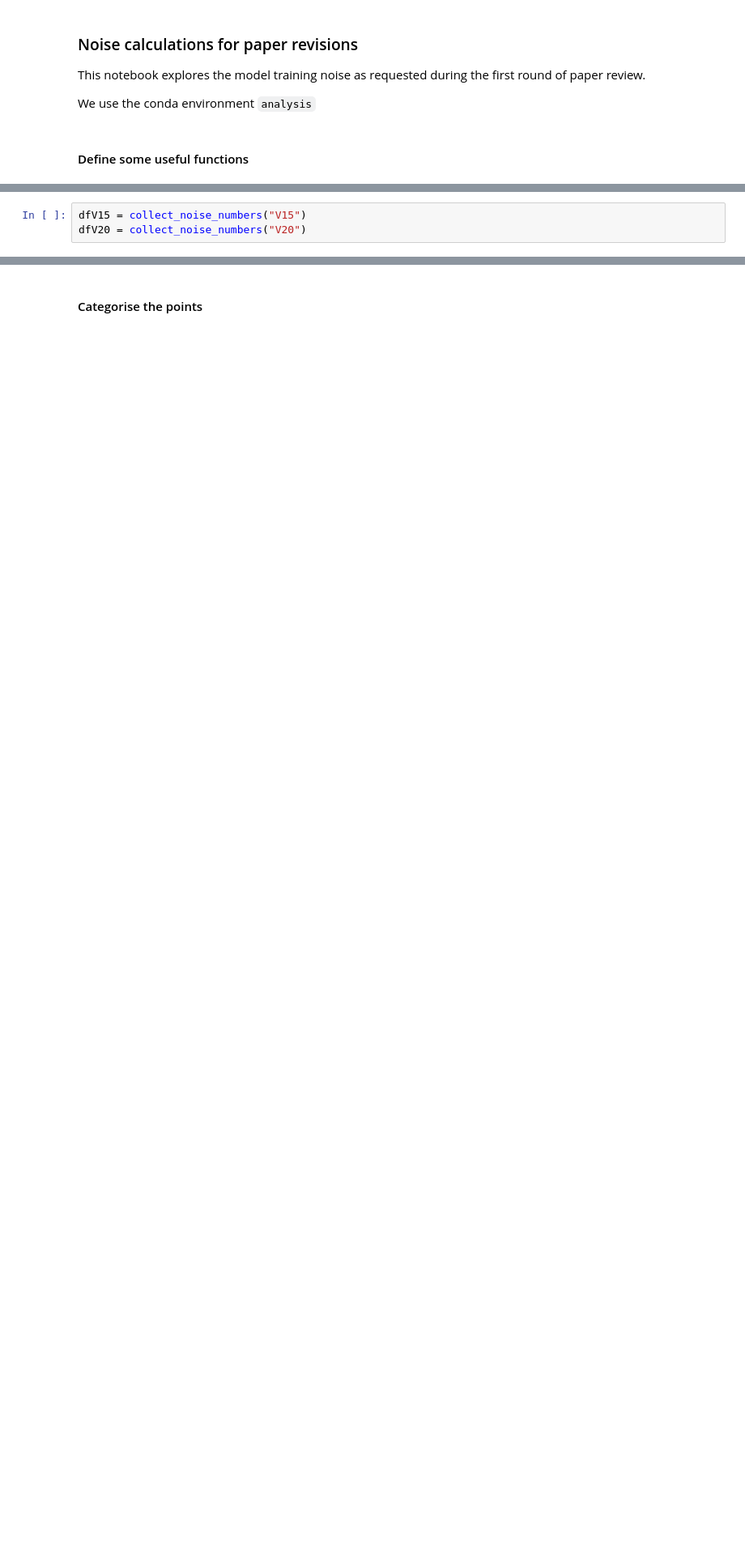
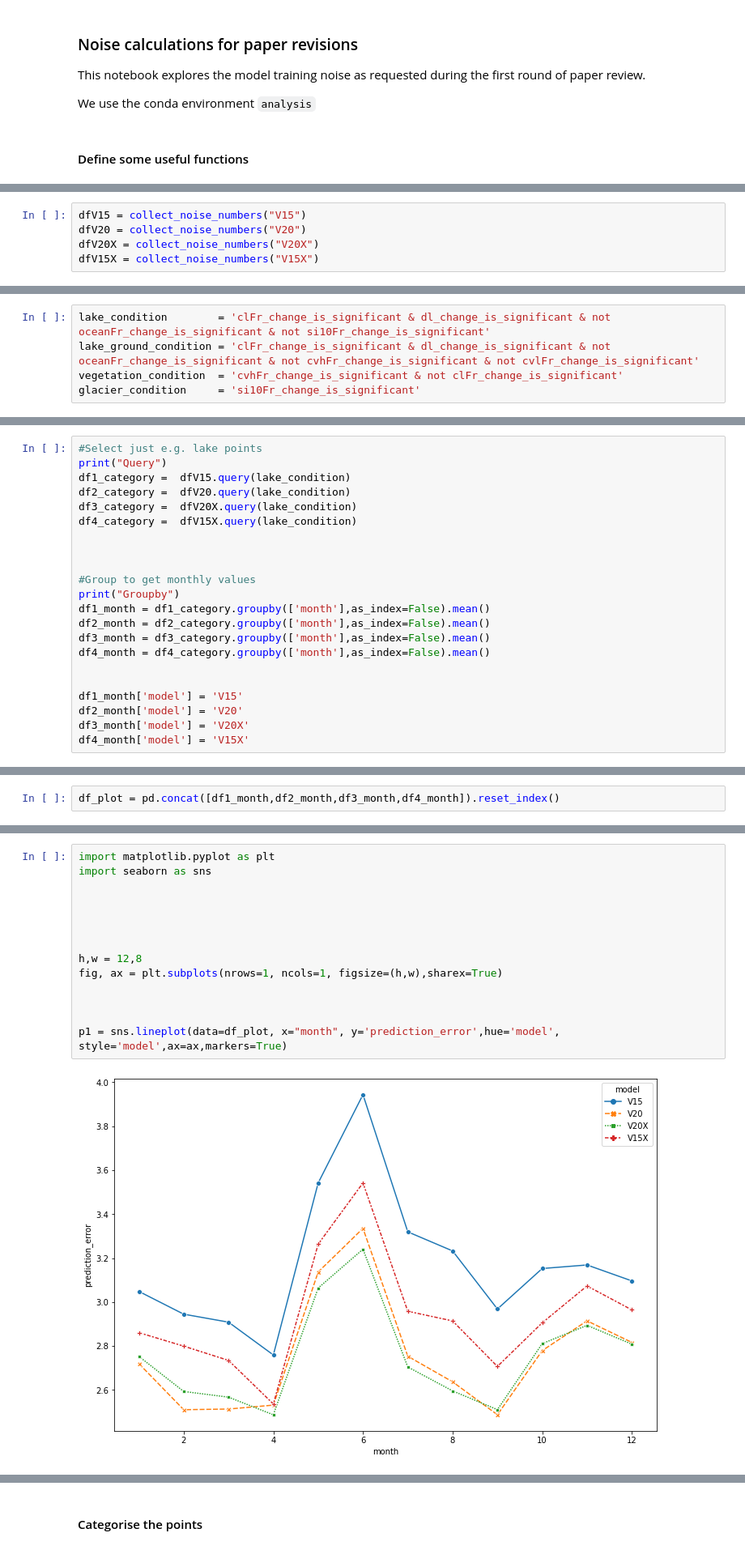
Before and after one commit to tomkimpson/ML4L, a Jupyter notebook: notebooks/revisions/noise_calculations.ipynb, the cells around one changed output, grey strips where cells are left out. Shown at 81% size. Saved outputs shown, nothing was run; the diff lists cells and outputs as text; blank space fills up the shorter version.

```diff
--- a/notebooks/revisions/noise_calculations.ipynb
+++ b/notebooks/revisions/noise_calculations.ipynb
@@ -140,6 +281,8 @@ def get_annual_averages(df):
 # %%
 dfV15 = collect_noise_numbers("V15")
 dfV20 = collect_noise_numbers("V20")
+dfV20X = collect_noise_numbers("V20X")
+dfV15X = collect_noise_numbers("V15X")
 # %% [output]
 Collecting noise numbers for the following files:
 /network/group/aopp/predict/TIP016_PAXTON_RPSPEEDY/ML4L/ECMWF_files/raw/processed_data/trained_models/V15_noise_expt_1
@@ -153,0 +307,5 @@ Collecting noise numbers for the following files:
+# %%
+lake_condition        = 'clFr_change_is_significant & dl_change_is_significant & not oceanFr_change_is_significant & not si10Fr_change_is_significant'
+lake_ground_condition = 'clFr_change_is_significant & dl_change_is_significant & not oceanFr_change_is_significant & not cvhFr_change_is_significant & not cvlFr_change_is_significant'
+vegetation_condition  = 'cvhFr_change_is_significant & not clFr_change_is_significant'
+glacier_condition     = 'si10Fr_change_is_significant'
@@ -153,0 +314,22 @@ Collecting noise numbers for the following files:
+# %%
+#Select just e.g. lake points
+print("Query")
+df1_category =  dfV15.query(lake_condition)
+df2_category =  dfV20.query(lake_condition)
+df3_category =  dfV20X.query(lake_condition)
+df4_category =  dfV15X.query(lake_condition)
+
+
+
+#Group to get monthly values
+print("Groupby")
+df1_month = df1_category.groupby(['month'],as_index=False).mean()
+df2_month = df2_category.groupby(['month'],as_index=False).mean()
+df3_month = df3_category.groupby(['month'],as_index=False).mean()
+df4_month = df4_category.groupby(['month'],as_index=False).mean()
+
+
+df1_month['model'] = 'V15'
+df2_month['model'] = 'V20'
+df3_month['model'] = 'V20X'
+df4_month['model'] = 'V15X'
@@ -153,0 +362,2 @@ Collecting noise numbers for the following files:
+# %%
+df_plot = pd.concat([df1_month,df2_month,df3_month,df4_month]).reset_index()
@@ -153,0 +402,16 @@ Collecting noise numbers for the following files:
+# %%
+import matplotlib.pyplot as plt
+import seaborn as sns
+
+
+
+
+
+h,w = 12,8
+fig, ax = plt.subplots(nrows=1, ncols=1, figsize=(h,w),sharex=True)
+
+
+
+p1 = sns.lineplot(data=df_plot, x="month", y='prediction_error',hue='model', style='model',ax=ax,markers=True)
+# %% [output]
+[figure, added]
```
Also changed, not shown: parts of 20 cells of this notebook, 11 other files.
